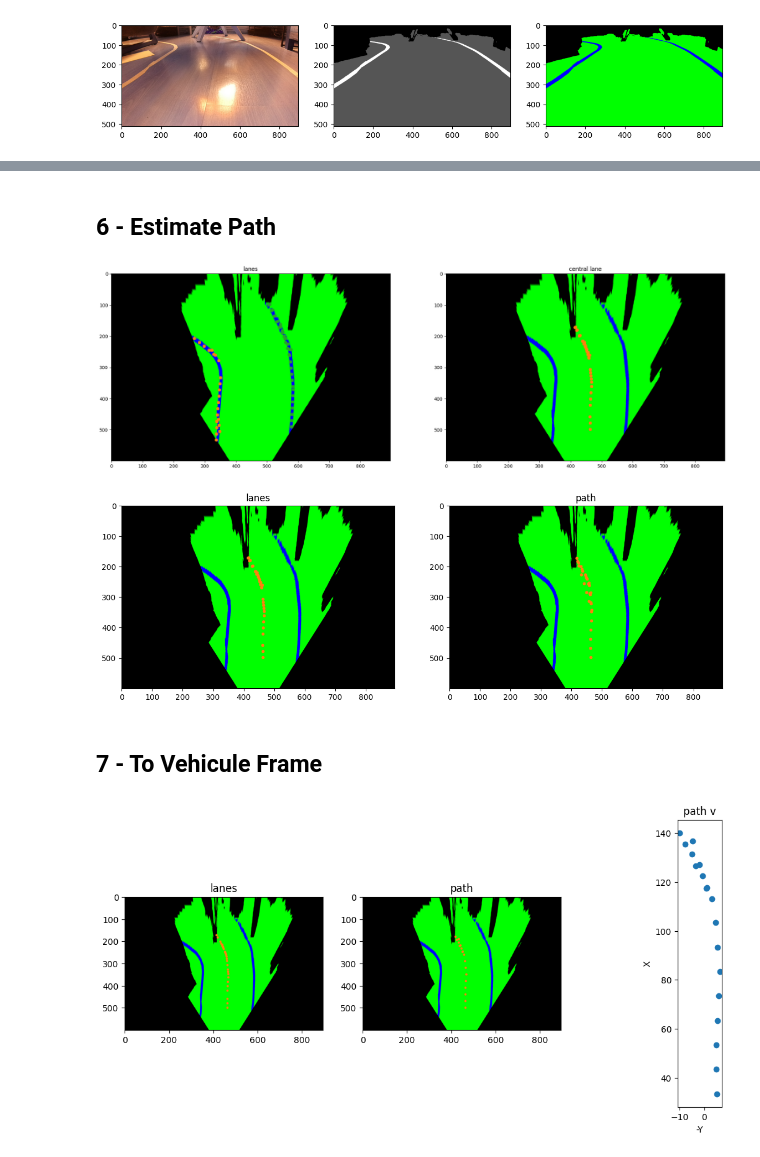
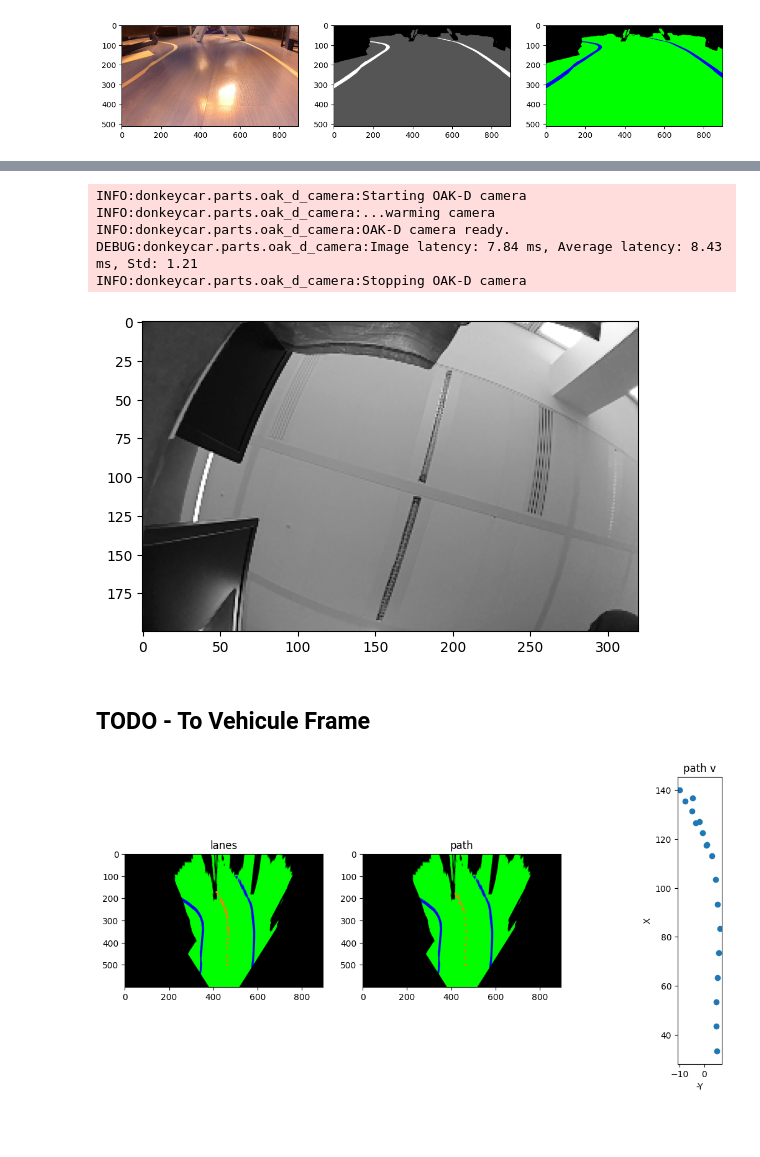
Before and after one commit to roboracingleague/donkeycar, a Jupyter notebook: notebooks/Image processing.ipynb, the cells around one changed output, grey strips where cells are left out. Saved outputs shown, nothing was run; the diff lists cells and outputs as text; code cells hidden in the pictures; blank space fills up the shorter version.

Commit message:
wip image processing notebook

```diff
--- a/notebooks/Image processing.ipynb
+++ b/notebooks/Image processing.ipynb
@@ -304,11 +138,0 @@ with dai.Device(pipeline) as device:
-# %%
-file_index = -1
-files = glob.glob("output/*.png")
-files.sort()
-print(files)
-name = '1668175723174'
-frame = cv2.imread('output/' + name + '_frame.png')
-segmentation = cv2.imread('output/' + name + '_seg.png')
-segmentation_colored = cv2.imread('output/' + name + '_colored.png')
-
-loaded_image = cv2.imread('output/' + name + '_colored.png')
@@ -566,2 +138,0 @@ found 2 lanes
-# %% [markdown]
-## 6 - Estimate Path
@@ -570,17 +138,0 @@ from donkeycar.parts.lane_detection import estimate_path
-# %%
-central_lane = estimate_path(left_lane, right_lane)
-
-fig = plt.figure(figsize=(24, 8))
-(rows, columns) = (1,2)
-
-ax = fig.add_subplot(rows, columns, 1)
-plt.imshow(vis_points(src_segmentation_colored, lanes_points))
-ax.set_title("lanes")
-
-ax = fig.add_subplot(rows, columns, 2)
-plt.imshow(vis_points(src_segmentation_colored, [central_lane]))
-ax.set_title("central lane")
-
-plt.show()
-# %% [output]
-[figure, removed]
@@ -589,22 +139,33 @@ from donkeycar.parts.lane_detection import regularize_lane
-# %%
-path = regularize_lane(central_lane)
-
-fig = plt.figure(figsize=(14, 8))
-(rows, columns) = (1,2)
-
-ax = fig.add_subplot(rows, columns, 1)
-plt.imshow(vis_points(src_segmentation_colored, [central_lane]))
-ax.set_title("lanes")
-
-ax = fig.add_subplot(rows, columns, 2)
-plt.imshow(vis_points(src_segmentation_colored, [path]))
-ax.set_title("path")
-
-plt.show()
-# %% [output]
-[figure, removed]
+# %%
+import donkeycar.parts.oak_d_camera as oak_d_camera
+import donkeycar.parts.lane_detection.lane_detection as ld
+importlib.reload(oak_d_camera)
+importlib.reload(ld)
+
+cam = oak_d_camera.OakDCamera(width=320, height=200, depth=1, framerate=30, enable_depth=False, enable_obstacle_dist=False)
+time.sleep(3)
+count = 0
+total_count = 20
+
+while count < total_count:
+    cam.run()
+    frame = cam.frame_xout
+    count += 1
+cam.shutdown()
+
+plt.imshow(frame, cmap='gray', vmin=0, vmax=255)
+plt.show()
+
+ld.main_from_frame(frame)
+# %% [output]
+INFO:donkeycar.parts.oak_d_camera:Starting OAK-D camera
+INFO:donkeycar.parts.oak_d_camera:...warming camera
+INFO:donkeycar.parts.oak_d_camera:OAK-D camera ready.
+DEBUG:donkeycar.parts.oak_d_camera:Image latency: 7.84 ms, Average latency: 8.43 ms, Std: 1.21
+INFO:donkeycar.parts.oak_d_camera:Stopping OAK-D camera
+[figure, added]
 # %% [markdown]
-## 7 - To Vehicule Frame
+## TODO - To Vehicule Frame
 # %%
 from donkeycar.parts.lane_detection import path_to_vehicule_frame
 # %%
```
Also changed, not shown: parts of 29 cells of this notebook, 4 other files.
